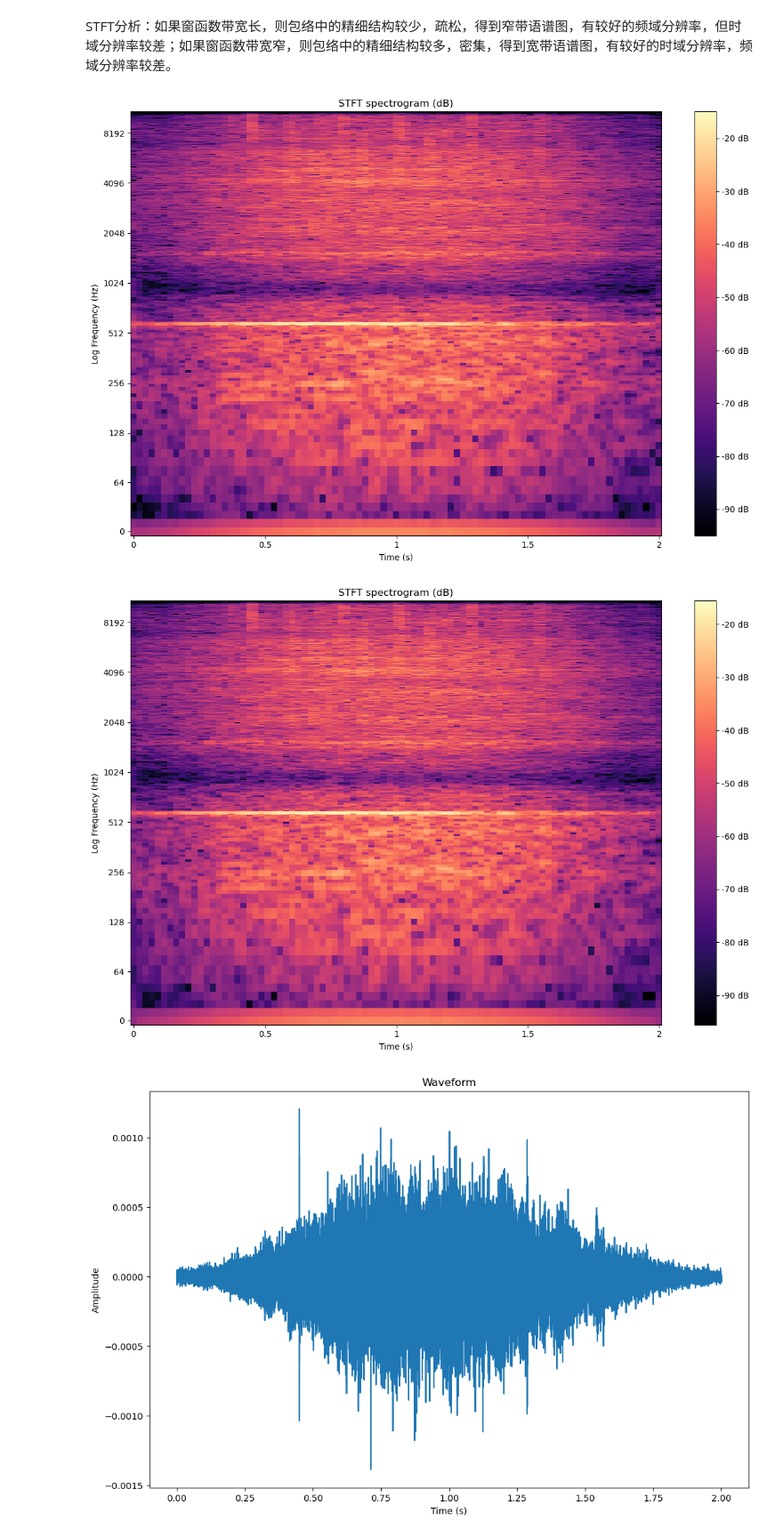
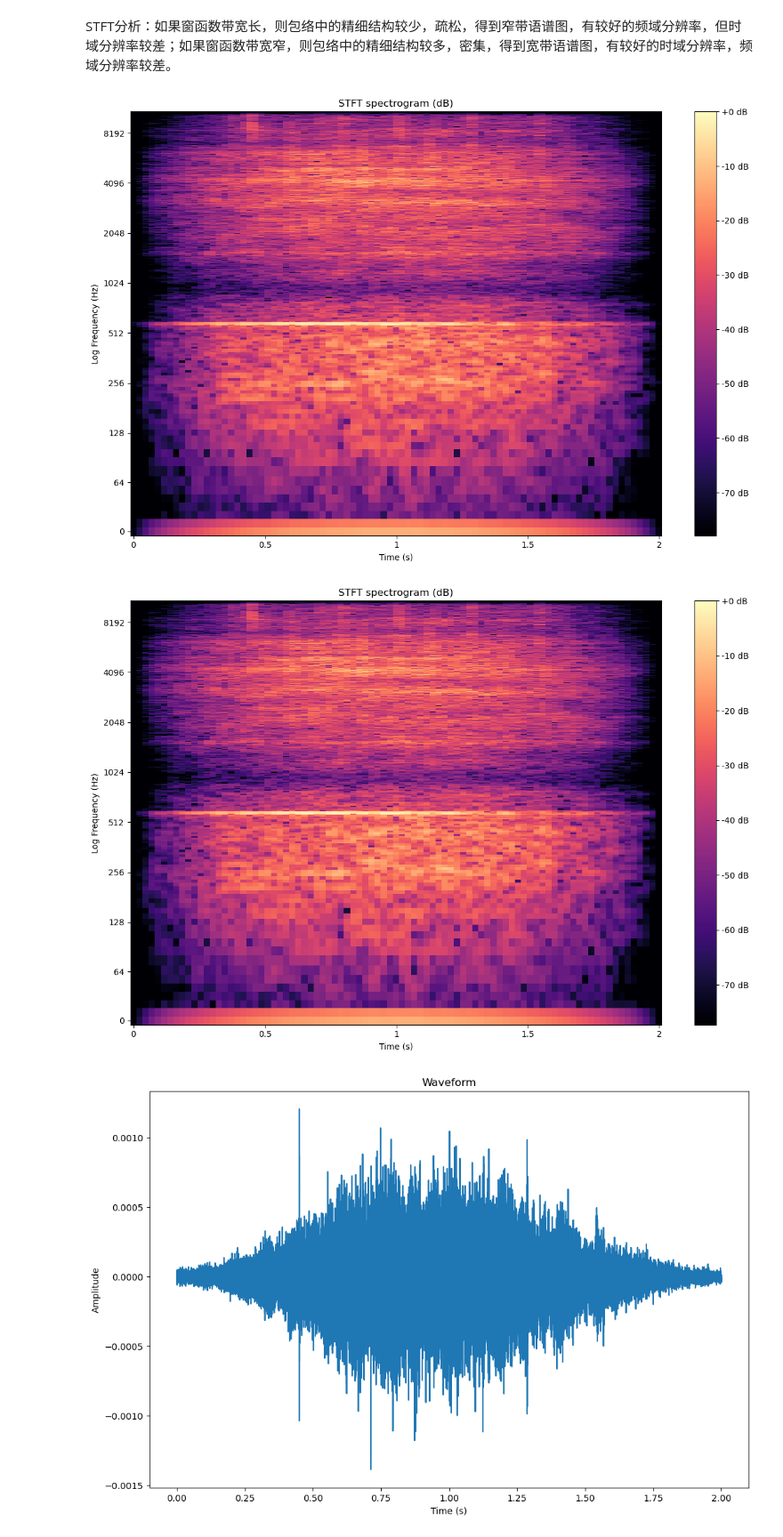
Before and after one commit to YoungBossX/Multi-feature-fusion-model-for-ship-audio, a Jupyter notebook: feature_extraction/time_frequency_representation/STFT.ipynb, the cells around one changed output. Shown at 89% size. Drawn from its saved outputs; the diff is of its cells as text; code cells hidden in the pictures.

```diff
--- a/feature_extraction/time_frequency_representation/STFT.ipynb
+++ b/feature_extraction/time_frequency_representation/STFT.ipynb
@@ -62,7 +62,7 @@ def plot_stft_db(waveforms_stft_db, sample_rate, hop_length):
     plt.show()
 # %%
 # 音频文件路径
-audio_file = r'E:\数据集\ShipEar\data_preprocessing\3_Frame_Windows_2s_50%\6__10_07_13_marDeCangas_Entra_18.wav'
+audio_file = r'E:\数据集\ShipEar\data_preprocessing\4_Frame_Windows_2s_50%\6__10_07_13_marDeCangas_Entra_18.wav'
 
 waveform, sample_rate = librosa.load(audio_file, sr=22050)
 
@@ -73,28 +73,28 @@ waveforms_stft_db = STFT(waveform, sample_rate, frame_length, hop_length)
 
 plot_stft_db(waveforms_stft_db, sample_rate, hop_length)
 # %% [output]
-[figure, old version]
+[figure, new version]
 # %%
 # 返回值是一个复数矩阵，形状为 (n_fft//2+1, n_frames)
 waveforms_stft_librosa = librosa.stft(waveform, n_fft=frame_length, hop_length=hop_length)
 
 # 计算 STFT 功率密度谱，转换为分贝 scale
 # window = np.hamming(frame_length)
 # window_norm = np.sum(window**2)
 # power = np.abs(waveforms_stft_librosa) ** 2 / (window_norm * sample_rate)
 # waveforms_stft_db_librosa = librosa.power_to_db(power)
 
 # 计算 STFT 能量谱，转换为分贝 scale
 energy = np.abs(waveforms_stft_librosa) ** 2
-waveforms_stft_db_librosa = librosa.power_to_db(energy)
+waveforms_stft_db_librosa = librosa.power_to_db(energy, ref=np.max)
 
 # 计算 STFT 幅度谱，转换为分贝 scale
 # waveforms_stft_amplitude = np.abs(waveforms_stft_librosa)
 # waveforms_stft_db_librosa = librosa.amplitude_to_db(waveforms_stft_amplitude)
 
 plot_stft_db(waveforms_stft_db_librosa, sample_rate, hop_length)
 # %% [output]
-[figure, old version]
+[figure, new version]
 # %%
 def plot_waveform(waveform, sample_rate, title='Waveform'):
     """
```
Also changed, not shown: parts of 1 cell of this notebook, 6 other files.
